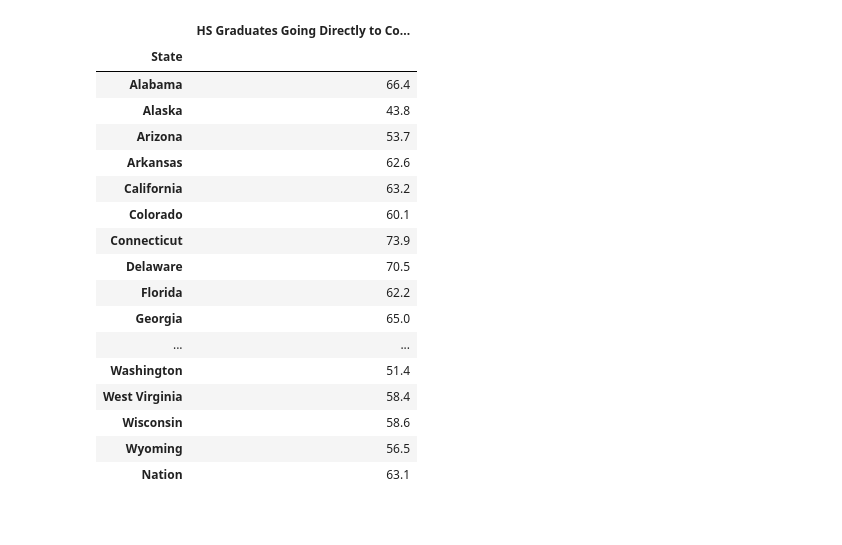
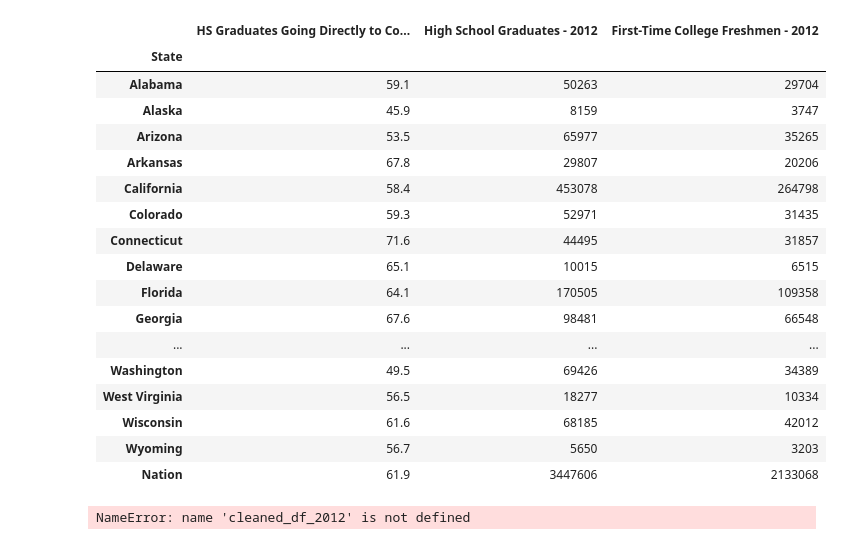
Before and after one commit to katielilleyquinn/Project-2, a Jupyter notebook: project2notebooklyli.ipynb, the cells around one changed output. Cells and saved outputs as stored; diff of their text form; code cells hidden in the pictures.

```diff
--- a/project2notebooklyli.ipynb
+++ b/project2notebooklyli.ipynb
@@ -57,25 +57,3 @@ joined_df
 | Wisconsin | 61.3 | 66068 | 40488 | 58.6 | ... |
 | Wyoming | 53.8 | 5720 | 3079 | 56.5 | ... |
 | Nation | 62.6 | 3437846 | 2150709 | 63.1 | ... |
-# %%
-cleaned_df_2016 = df2016.drop(columns=['High School Graduates - 2016', 'First-Time College Freshmen - 2016'])
-cleaned_df_2016
-# %% [output]
-|  | HS Graduates Going Directly to Co... |
-| State |  |
-| Alabama | 66.4 |
-| Alaska | 43.8 |
-| Arizona | 53.7 |
-| Arkansas | 62.6 |
-| California | 63.2 |
-| Colorado | 60.1 |
-| Connecticut | 73.9 |
-| Delaware | 70.5 |
-| Florida | 62.2 |
-| Georgia | 65.0 |
-| ... | ... |
-| Washington | 51.4 |
-| West Virginia | 58.4 |
-| Wisconsin | 58.6 |
-| Wyoming | 56.5 |
-| Nation | 63.1 |
@@ -83,0 +60,21 @@ cleaned_df_2016.to_csv(output_path)
+# %%
+df2012
+# %% [output]
+|  | HS Graduates Going Directly to Co... | High School Graduates - 2012 | First-Time College Freshmen - 2012 |
+| State |  |  |  |
+| Alabama | 59.1 | 50263 | 29704 |
+| Alaska | 45.9 | 8159 | 3747 |
+| Arizona | 53.5 | 65977 | 35265 |
+| Arkansas | 67.8 | 29807 | 20206 |
+| California | 58.4 | 453078 | 264798 |
+| Colorado | 59.3 | 52971 | 31435 |
+| Connecticut | 71.6 | 44495 | 31857 |
+| Delaware | 65.1 | 10015 | 6515 |
+| Florida | 64.1 | 170505 | 109358 |
+| Georgia | 67.6 | 98481 | 66548 |
+| ... | ... | ... | ... |
+| Washington | 49.5 | 69426 | 34389 |
+| West Virginia | 56.5 | 18277 | 10334 |
+| Wisconsin | 61.6 | 68185 | 42012 |
+| Wyoming | 56.7 | 5650 | 3203 |
+| Nation | 61.9 | 3447606 | 2133068 |
@@ -83,0 +86,7 @@ cleaned_df_2016.to_csv(output_path)
+# %%
+cleaned_df_2016.to_csv(output_path)
+cleaned_df_2014.to_csv(output_path2)
+cleaned_df_2012.to_csv(output_path3)
+cleaned_df_2010.to_csv(output_path4)
+# %% [output]
+NameError: name 'cleaned_df_2012' is not defined
```
Also changed, not shown: parts of 2 cells of this notebook.
